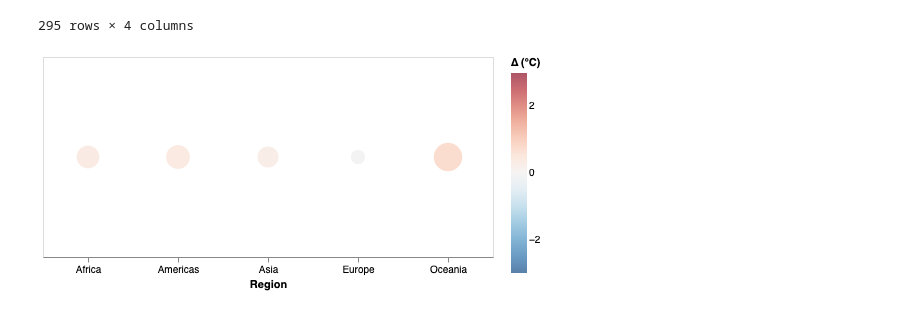
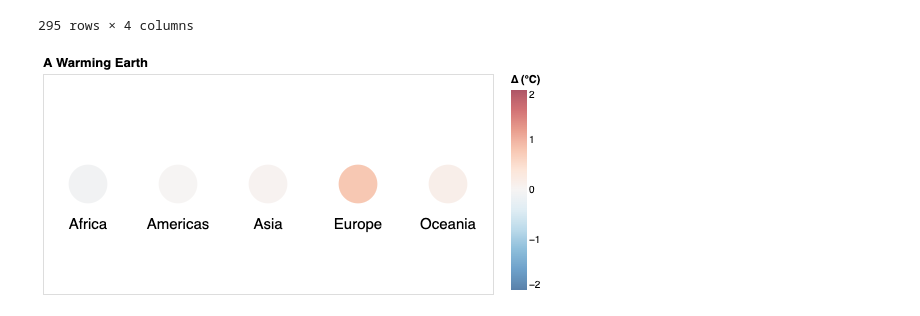
Before and after one commit to mel-liow/climate-analysis, a Jupyter notebook: climate_analysis.ipynb, the cells around one changed output. Saved outputs shown, nothing was run; the diff lists cells and outputs as text; code cells hidden in the pictures.

Commit message:
Add styles to bubble plot

```diff
--- a/climate_analysis.ipynb
+++ b/climate_analysis.ipynb
@@ -165,13 +139,32 @@ region_temps
-# %%
-year_data = region_temps.query('year == "1980"')
-alt.Chart(year_data).mark_circle(size=5).encode(
-    alt.X('area', title="Region", axis=alt.Axis(labelAngle=0)),
-    alt.Color('mean_temp_change', title="∆ (°C)",
-              scale=alt.Scale(scheme="redblue", reverse=True, domain=(-3, 3))),
-    alt.Size("mean_temp_change", scale=alt.Scale(range=[200, 800]), legend=None)
-).properties(
-    width=450,
-    height=200
-)
-# %% [output]
-[figure, removed]
+# %%
+region_temps.loc['year'] = pd.to_numeric(region_temps.loc['year'], errors='ignore')
+
+slider = alt.binding_range(min=1961, max=2019, step=1, name="Year")
+select_year = alt.selection_single(name="year:", fields=['year'],
+                                   bind=slider, init={'year': 1961})
+
+
+plot = alt.Chart(region_temps,
+                 title=alt.TitleParams(
+                    text="A Warming Earth",
+                    anchor='start')
+    ).mark_circle(size=100).encode(
+        alt.X('area', axis=None),
+        alt.Color('mean_temp_change', title="∆ (°C)",
+                  scale=alt.Scale(scheme="redblue", reverse=True, domain=(-2, 2)))
+)
+
+(plot.encode(
+    alt.Size("mean_temp_change",
+             scale=alt.Scale(range=[1500, 1500]),
+             legend=None)) +
+     plot.mark_text(dy=40, size=15).encode(text='area', color=alt.value('black'))).add_selection(
+    select_year
+).transform_filter(
+    select_year
+).properties(
+    width=450,
+    height=220
+)
+# %% [output]
+[figure, added]
```
Also changed, not shown: parts of 3 cells of this notebook, 1 other file.
